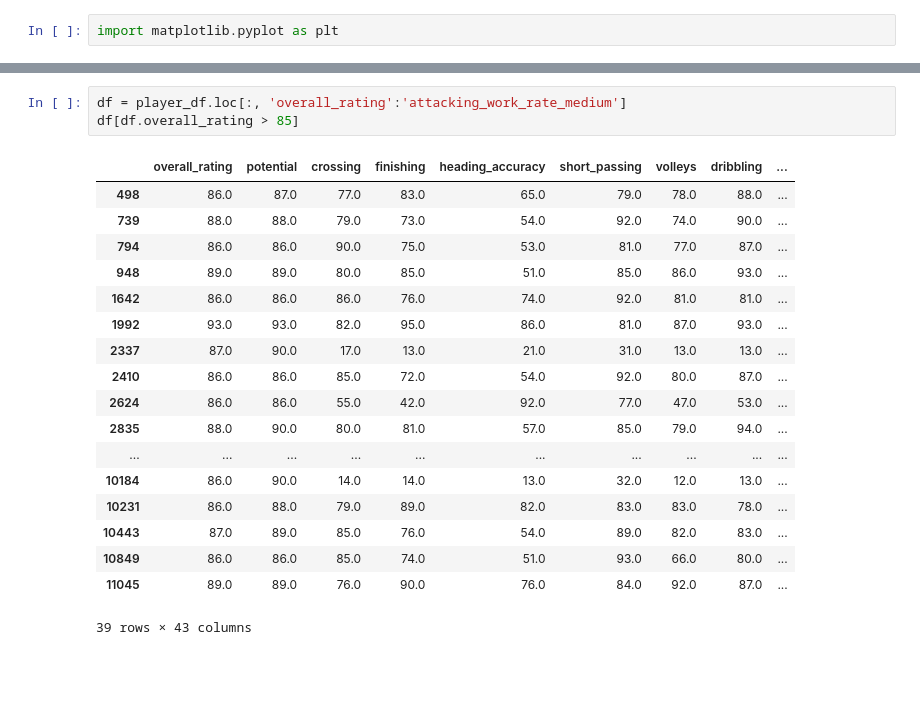
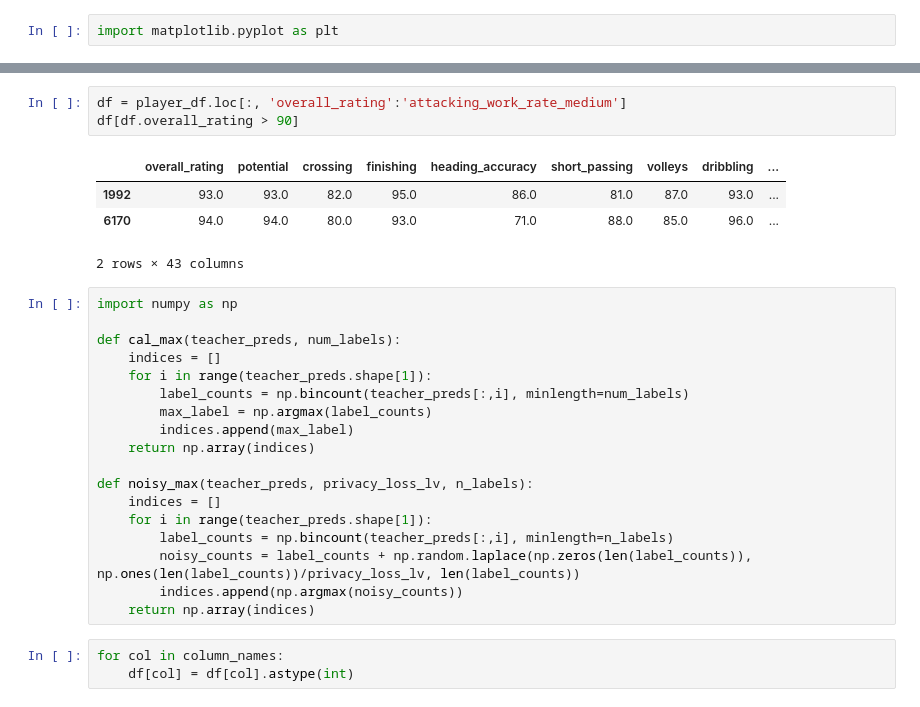
Before and after one commit to DerNiccoo/TensorFlow-training, a Jupyter notebook: 5.3 GAN Soccer.ipynb, the cells around one changed output, grey strips where cells are left out. Cells and saved outputs as stored; diff of their text form; blank space fills up the shorter version.

```diff
--- a/5.3 GAN Soccer.ipynb
+++ b/5.3 GAN Soccer.ipynb
@@ -309,22 +264,29 @@ new_df[new_df.overall_rating > 85]
 # %%
 df = player_df.loc[:, 'overall_rating':'attacking_work_rate_medium']
-df[df.overall_rating > 85]
+df[df.overall_rating > 90]
 # %% [output]
 |  | overall_rating | potential | crossing | finishing | heading_accuracy | short_passing | volleys | dribbling | ... |
-| 498 | 86.0 | 87.0 | 77.0 | 83.0 | 65.0 | 79.0 | 78.0 | 88.0 | ... |
-| 739 | 88.0 | 88.0 | 79.0 | 73.0 | 54.0 | 92.0 | 74.0 | 90.0 | ... |
-| 794 | 86.0 | 86.0 | 90.0 | 75.0 | 53.0 | 81.0 | 77.0 | 87.0 | ... |
-| 948 | 89.0 | 89.0 | 80.0 | 85.0 | 51.0 | 85.0 | 86.0 | 93.0 | ... |
-| 1642 | 86.0 | 86.0 | 86.0 | 76.0 | 74.0 | 92.0 | 81.0 | 81.0 | ... |
 | 1992 | 93.0 | 93.0 | 82.0 | 95.0 | 86.0 | 81.0 | 87.0 | 93.0 | ... |
-| 2337 | 87.0 | 90.0 | 17.0 | 13.0 | 21.0 | 31.0 | 13.0 | 13.0 | ... |
-| 2410 | 86.0 | 86.0 | 85.0 | 72.0 | 54.0 | 92.0 | 80.0 | 87.0 | ... |
-| 2624 | 86.0 | 86.0 | 55.0 | 42.0 | 92.0 | 77.0 | 47.0 | 53.0 | ... |
-| 2835 | 88.0 | 90.0 | 80.0 | 81.0 | 57.0 | 85.0 | 79.0 | 94.0 | ... |
-| ... | ... | ... | ... | ... | ... | ... | ... | ... | ... |
-| 10184 | 86.0 | 90.0 | 14.0 | 14.0 | 13.0 | 32.0 | 12.0 | 13.0 | ... |
-| 10231 | 86.0 | 88.0 | 79.0 | 89.0 | 82.0 | 83.0 | 83.0 | 78.0 | ... |
-| 10443 | 87.0 | 89.0 | 85.0 | 76.0 | 54.0 | 89.0 | 82.0 | 83.0 | ... |
-| 10849 | 86.0 | 86.0 | 85.0 | 74.0 | 51.0 | 93.0 | 66.0 | 80.0 | ... |
-| 11045 | 89.0 | 89.0 | 76.0 | 90.0 | 76.0 | 84.0 | 92.0 | 87.0 | ... |
+| 6170 | 94.0 | 94.0 | 80.0 | 93.0 | 71.0 | 88.0 | 85.0 | 96.0 | ... |
-39 rows × 43 columns
+2 rows × 43 columns
+# %%
+import numpy as np
+
+def cal_max(teacher_preds, num_labels):
+    indices = []
+    for i in range(teacher_preds.shape[1]):
+        label_counts = np.bincount(teacher_preds[:,i], minlength=num_labels)
+        max_label = np.argmax(label_counts)
+        indices.append(max_label)
+    return np.array(indices)
+
+def noisy_max(teacher_preds, privacy_loss_lv, n_labels):
+    indices = []
+    for i in range(teacher_preds.shape[1]):
+        label_counts = np.bincount(teacher_preds[:,i], minlength=n_labels)
+        noisy_counts = label_counts + np.random.laplace(np.zeros(len(label_counts)), np.ones(len(label_counts))/privacy_loss_lv, len(label_counts))
+        indices.append(np.argmax(noisy_counts))
+    return np.array(indices)
+# %%
+for col in column_names:
+    df[col] = df[col].astype(int)
```
Also changed, not shown: parts of 14 cells of this notebook.
